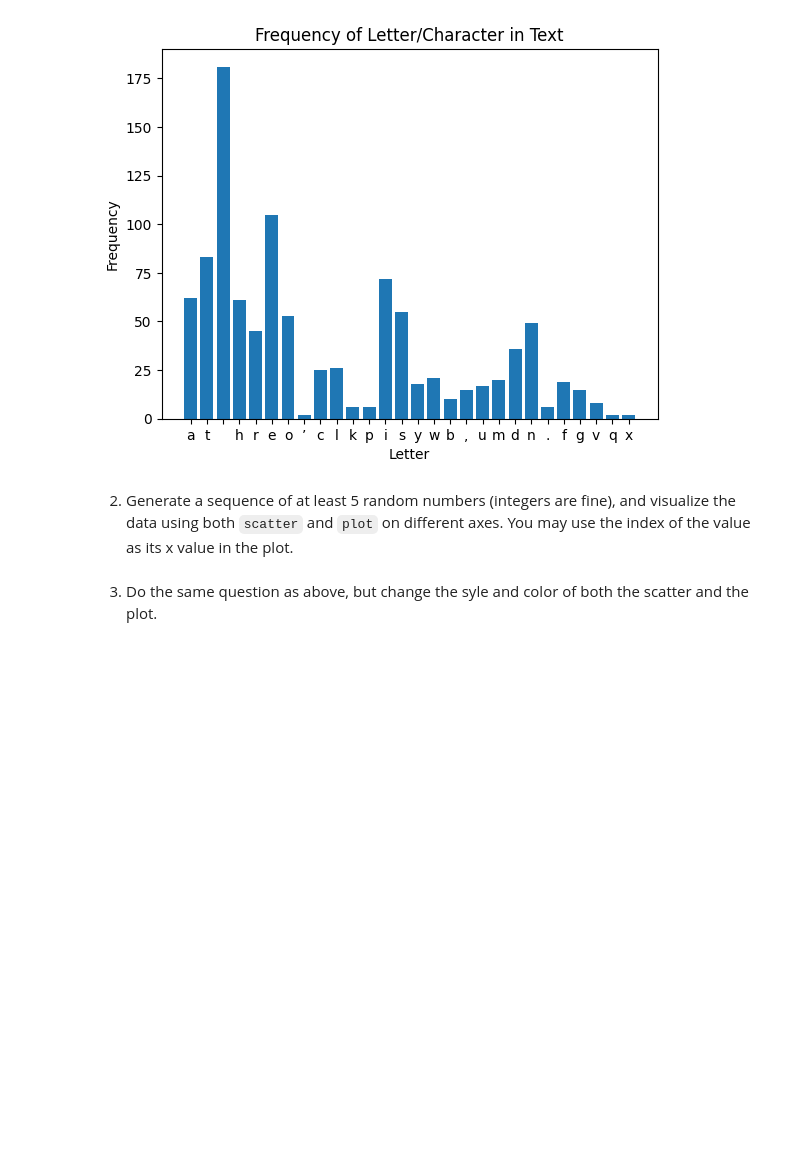
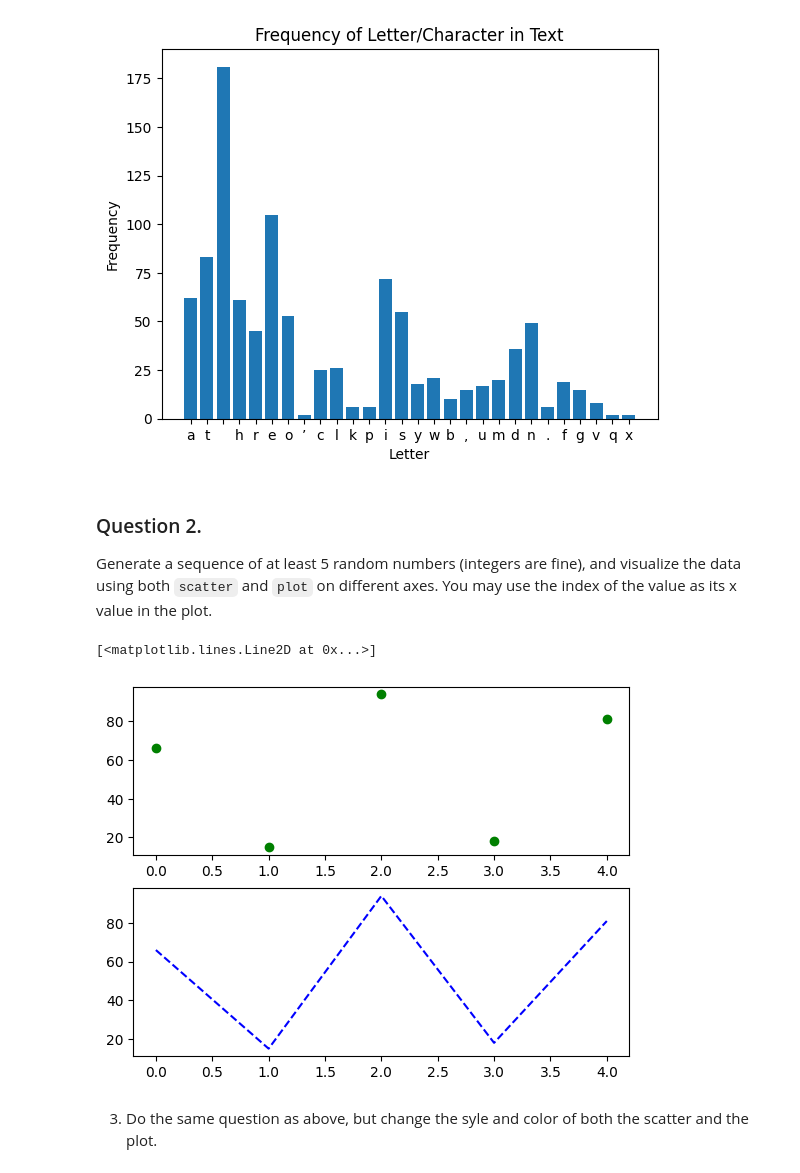
Before and after one commit to bethharvey/wmnlp-pyplot, a Jupyter notebook: pyplot.ipynb, the cells around one changed output. Saved outputs shown, nothing was run; the diff lists cells and outputs as text; code cells hidden in the pictures; blank space fills up the shorter version.

Commit message:
Complete Question 2

```diff
--- a/pyplot.ipynb
+++ b/pyplot.ipynb
@@ -53,7 +53,21 @@ plt.show()
 # %% [output]
 [figure]
 # %% [markdown]
-2. Generate a sequence of at least 5 random numbers (integers are fine), and visualize the data using both `scatter` and `plot` on different axes.  You may use the index of the value as its x value in the plot.
+### Question 2.
+Generate a sequence of at least 5 random numbers (integers are fine), and visualize the data using both `scatter` and `plot` on different axes.  You may use the index of the value as its x value in the plot.
+# %%
+length = 5
+sequence = [randint(0, 100) for x in range(length)]
+
+plt.figure()
+plt.subplot(211)
+plt.scatter(range(0,len(sequence)), sequence, c = 'g')
+
+plt.subplot(212)
+plt.plot(range(0, len(sequence)), sequence, 'b--')
+# %% [output]
+[<matplotlib.lines.Line2D at 0x...>]
+[figure, added]
 # %% [markdown]
 3. Do the same question as above, but change the syle and color of both the scatter and the plot.
 # %% [markdown]
```
